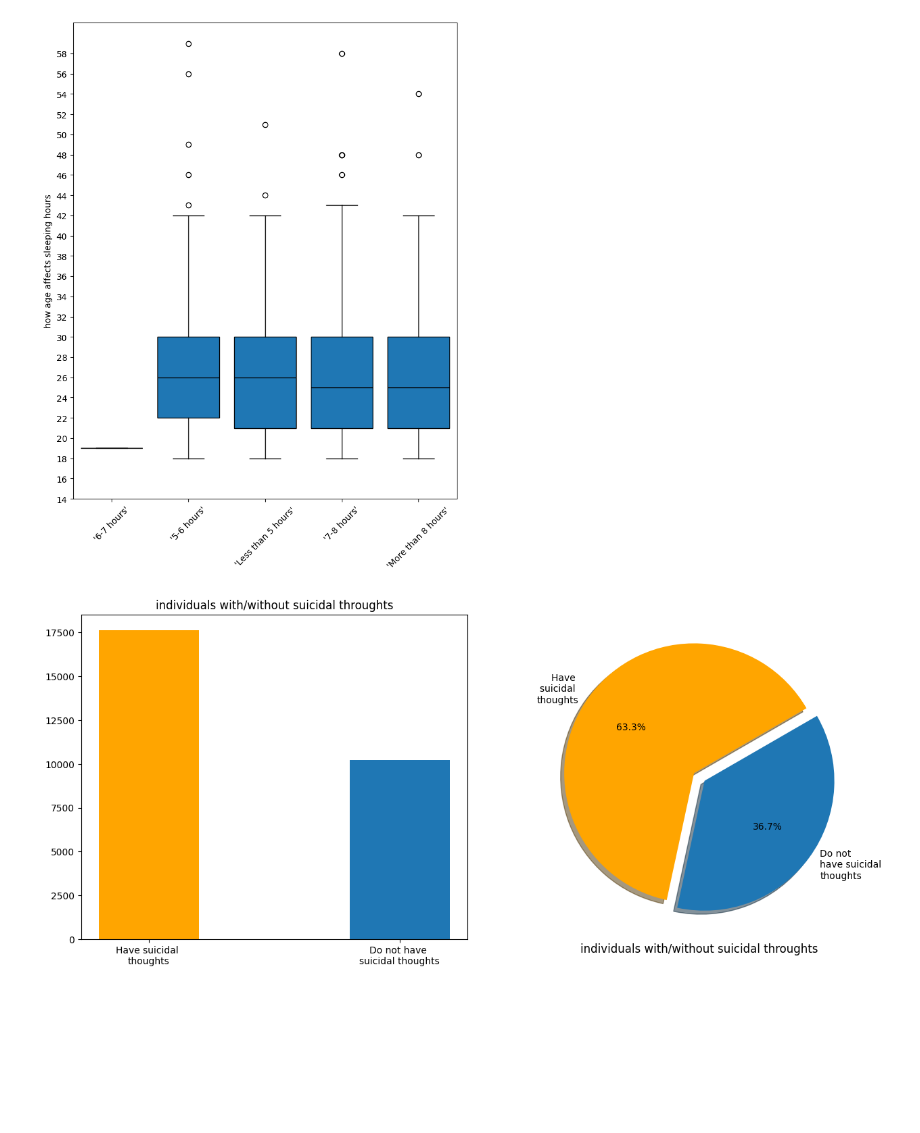
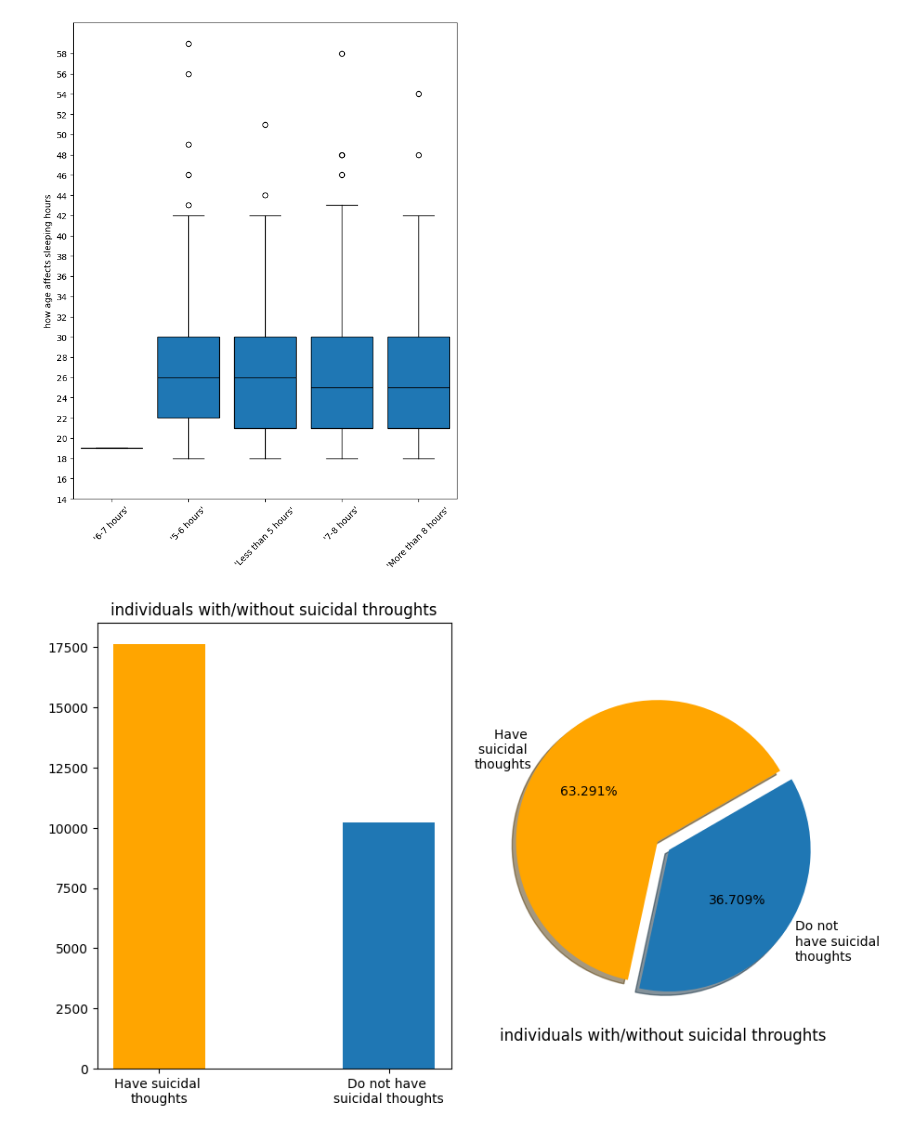
Before and after one commit to gagankumar2488/student_depression_data_analysis, a Jupyter notebook: analysis/analysis_process.ipynb, the cells around one changed output. Cells and saved outputs as stored; diff of their text form; code cells hidden in the pictures; blank space fills up the shorter version.

```diff
--- a/analysis/analysis_process.ipynb
+++ b/analysis/analysis_process.ipynb
@@ -398,23 +398,23 @@ plt.show()
 # %% [output]
 [figure]
 # %%
-fig,axes = plt.subplots(nrows = 1, ncols = 2, figsize=(15, 6))
+fig,axes = plt.subplots(nrows = 1, ncols = 2, figsize=(10, 6))
 #-----------------------------------------------------------------------------------------------------------------------------
 labels1 = df['Have you ever had suicidal thoughts ?'].value_counts().index
 colors = ['orange','#1f77b4']
 # (0.2,0.4,0.2,0.6)
 axes[0].bar(labels1, df['Have you ever had suicidal thoughts ?'].value_counts(), width=0.4, color = colors)
 axes[0].set_xticks(labels1,['Have suicidal \nthoughts','Do not have \nsuicidal thoughts'],
                     rotation=0, ha='center')
 axes[0].tick_params(axis='x', labelsize=10)
 axes[0].set_title('individuals with/without suicidal throughts')
 #-----------------------------------------------------------------------------------------------------------------------------
 explode = (0.05,0.05)
-axes[1].pie(df['Have you ever had suicidal thoughts ?'].value_counts(), autopct='%1.1f%%', shadow=True, startangle = 30,
+axes[1].pie(df['Have you ever had suicidal thoughts ?'].value_counts(), autopct='%1.3f%%', shadow=True, startangle = 30,
              labels = ['Have \nsuicidal \nthoughts','Do not \nhave suicidal\nthoughts'], explode = explode, colors=colors)
 axes[1].set_xlabel('individuals with/without suicidal throughts',size = 12)
 plt.subplots_adjust(left=0.1, right=0.9, top=0.9, bottom=0.1, wspace=0.1, hspace=0.4)
 #-----------------------------------------------------------------------------------------------------------------------------
 plt.show()
 # %% [output]
-[figure, old version]
+[figure, new version]
```
